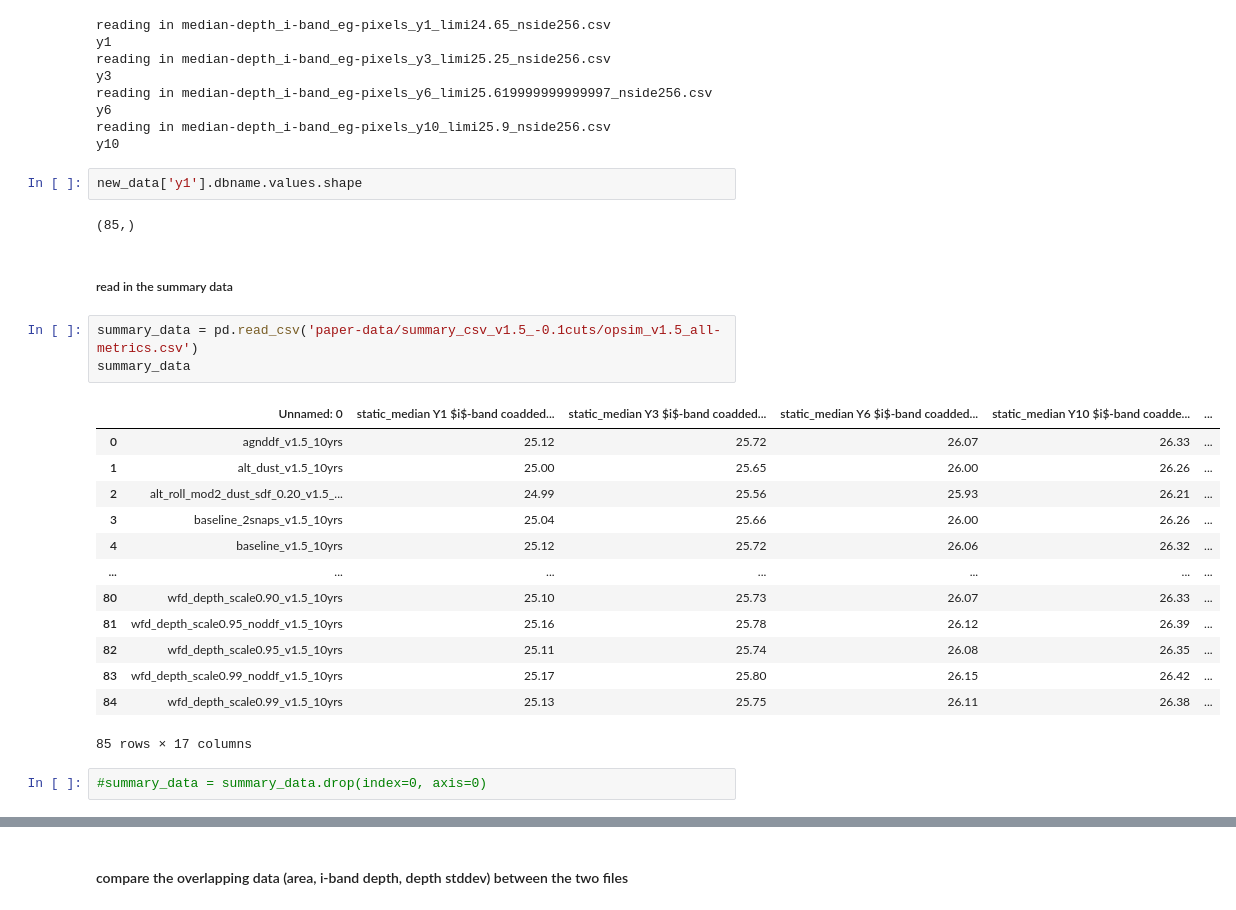
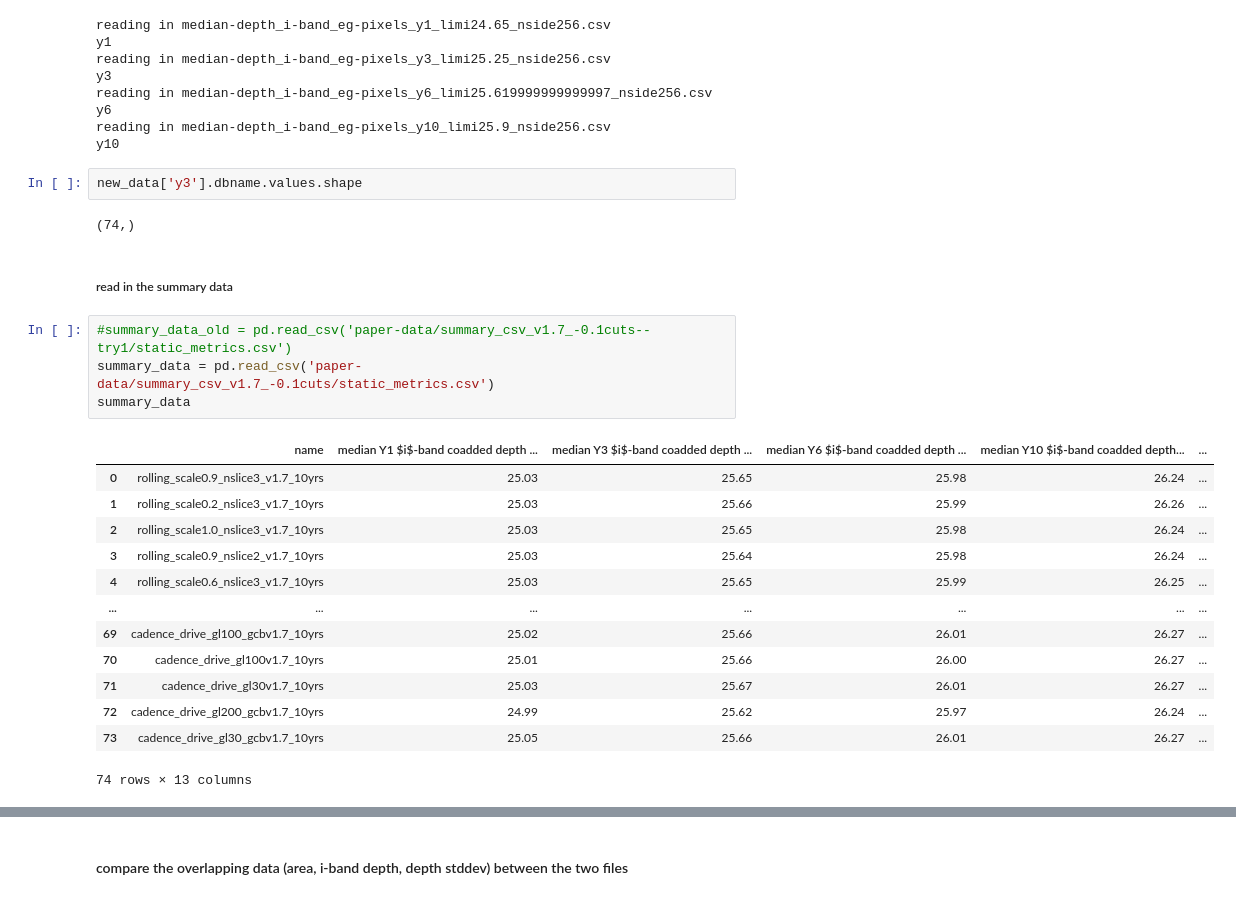
Before and after one commit to LSSTDESC/ObsStrat, a Jupyter notebook: postwp/paper_data_exgalm5-related.ipynb, the cells around one changed output, grey strips where cells are left out. Cells and saved outputs as stored; diff of their text form.

Commit message:
notebook for v1.7 misc-metrics.

```diff
--- a/postwp/paper_data_exgalm5-related.ipynb
+++ b/postwp/paper_data_exgalm5-related.ipynb
@@ -61,27 +48,26 @@ y6
 reading in median-depth_i-band_eg-pixels_y10_limi25.9_nside256.csv
 y10
 # %%
-new_data['y1'].dbname.values.shape
+new_data['y3'].dbname.values.shape
 # %% [output]
-(85,)
+(74,)
 # %% [markdown]
 ##### read in the summary data
 # %%
-summary_data = pd.read_csv('paper-data/summary_csv_v1.5_-0.1cuts/opsim_v1.5_all-metrics.csv')
+#summary_data_old = pd.read_csv('paper-data/summary_csv_v1.7_-0.1cuts--try1/static_metrics.csv')
+summary_data = pd.read_csv('paper-data/summary_csv_v1.7_-0.1cuts/static_metrics.csv')
 summary_data
 # %% [output]
-|  | Unnamed: 0 | static_median Y1 $i$-band coadded... | static_median Y3 $i$-band coadded... | static_median Y6 $i$-band coadded... | static_median Y10 $i$-band coadde... | ... |
-| 0 | agnddf_v1.5_10yrs | 25.12 | 25.72 | 26.07 | 26.33 | ... |
-| 1 | alt_dust_v1.5_10yrs | 25.00 | 25.65 | 26.00 | 26.26 | ... |
-| 2 | alt_roll_mod2_dust_sdf_0.20_v1.5_... | 24.99 | 25.56 | 25.93 | 26.21 | ... |
-| 3 | baseline_2snaps_v1.5_10yrs | 25.04 | 25.66 | 26.00 | 26.26 | ... |
-| 4 | baseline_v1.5_10yrs | 25.12 | 25.72 | 26.06 | 26.32 | ... |
+|  | name | median Y1 $i$-band coadded depth ... | median Y3 $i$-band coadded depth ... | median Y6 $i$-band coadded depth ... | median Y10 $i$-band coadded depth... | ... |
+| 0 | rolling_scale0.9_nslice3_v1.7_10yrs | 25.03 | 25.65 | 25.98 | 26.24 | ... |
+| 1 | rolling_scale0.2_nslice3_v1.7_10yrs | 25.03 | 25.66 | 25.99 | 26.26 | ... |
+| 2 | rolling_scale1.0_nslice3_v1.7_10yrs | 25.03 | 25.65 | 25.98 | 26.24 | ... |
+| 3 | rolling_scale0.9_nslice2_v1.7_10yrs | 25.03 | 25.64 | 25.98 | 26.24 | ... |
+| 4 | rolling_scale0.6_nslice3_v1.7_10yrs | 25.03 | 25.65 | 25.99 | 26.25 | ... |
 | ... | ... | ... | ... | ... | ... | ... |
-| 80 | wfd_depth_scale0.90_v1.5_10yrs | 25.10 | 25.73 | 26.07 | 26.33 | ... |
-| 81 | wfd_depth_scale0.95_noddf_v1.5_10yrs | 25.16 | 25.78 | 26.12 | 26.39 | ... |
-| 82 | wfd_depth_scale0.95_v1.5_10yrs | 25.11 | 25.74 | 26.08 | 26.35 | ... |
-| 83 | wfd_depth_scale0.99_noddf_v1.5_10yrs | 25.17 | 25.80 | 26.15 | 26.42 | ... |
-| 84 | wfd_depth_scale0.99_v1.5_10yrs | 25.13 | 25.75 | 26.11 | 26.38 | ... |
+| 69 | cadence_drive_gl100_gcbv1.7_10yrs | 25.02 | 25.66 | 26.01 | 26.27 | ... |
+| 70 | cadence_drive_gl100v1.7_10yrs | 25.01 | 25.66 | 26.00 | 26.27 | ... |
+| 71 | cadence_drive_gl30v1.7_10yrs | 25.03 | 25.67 | 26.01 | 26.27 | ... |
+| 72 | cadence_drive_gl200_gcbv1.7_10yrs | 24.99 | 25.62 | 25.97 | 26.24 | ... |
+| 73 | cadence_drive_gl30_gcbv1.7_10yrs | 25.05 | 25.66 | 26.01 | 26.27 | ... |
-85 rows × 17 columns
+74 rows × 13 columns
-# %%
-#summary_data = summary_data.drop(index=0, axis=0)
```
Also changed, not shown: parts of 25 cells of this notebook.
